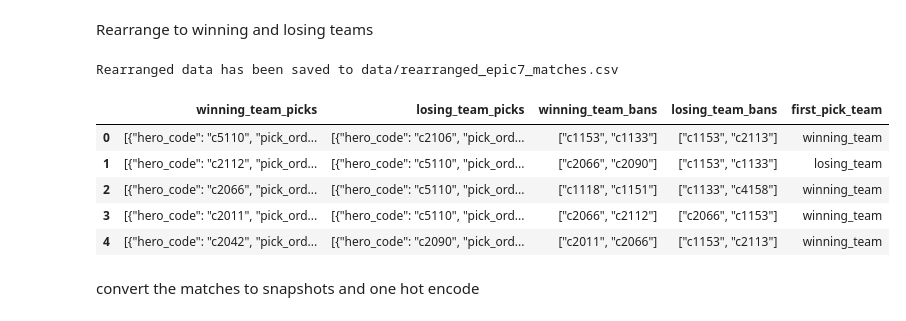
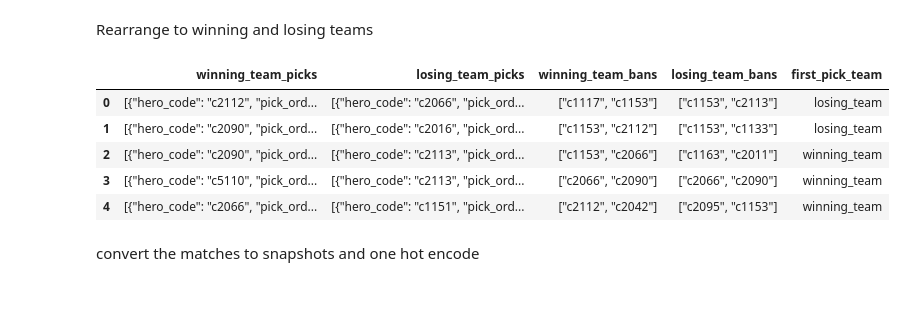
Before and after one commit to DariusSohWX/rta-drafter, a Jupyter notebook: model-0.ipynb, the cells around one changed output. Saved outputs shown, nothing was run; the diff lists cells and outputs as text; code cells hidden in the pictures.

```diff
--- a/model-0.ipynb
+++ b/model-0.ipynb
@@ -30,42 +30,41 @@ for index, row in matches_df.iterrows():
     mapping = {'winning_team':'my', 'losing_team':'enemy'} if winner == 'my_team' else {'winning_team':'enemy', 'losing_team':'my'}
 
     new_row = {
         'winning_team_picks': row[mapping['winning_team'] + '_team_picks'],
         'losing_team_picks': row[mapping['losing_team'] + '_team_picks'],
         'winning_team_bans': row[mapping['winning_team'] + '_bans'],
         'losing_team_bans': row[mapping['losing_team'] + '_bans'],
         'first_pick_team': first_pick_mapping[row['first_pick_team']]
     }
 
     # Append the new row
     lst.append(new_row)
 
 
 # Initialize a new DataFrame to store the rearranged data
 rearranged_matches_df = pd.DataFrame(lst, columns=[
     'winning_team_picks',
     'losing_team_picks',
     'winning_team_bans',
     'losing_team_bans',
     'first_pick_team'
 ])
 
 # Shuffle the matches
 rearranged_matches_df = rearranged_matches_df.sample(frac=1).reset_index(drop=True)
 
-# Save the new DataFrame to a CSV file
-rearranged_matches_df.to_csv('data/rearranged_epic7_matches.csv', index=False)
-print('Rearranged data has been saved to data/rearranged_epic7_matches.csv')
+# # Save the new DataFrame to a CSV file
+# rearranged_matches_df.to_csv('data/rearranged_epic7_matches.csv', index=False)
+# print('Rearranged data has been saved to data/rearranged_epic7_matches.csv')
 
 rearranged_matches_df.head()
 # %% [output]
-Rearranged data has been saved to data/rearranged_epic7_matches.csv
 |  | winning_team_picks | losing_team_picks | winning_team_bans | losing_team_bans | first_pick_team |
-| 0 | [{"hero_code": "c5110", "pick_ord... | [{"hero_code": "c2106", "pick_ord... | ["c1153", "c1133"] | ["c1153", "c2113"] | winning_team |
-| 1 | [{"hero_code": "c2112", "pick_ord... | [{"hero_code": "c5110", "pick_ord... | ["c2066", "c2090"] | ["c1153", "c1133"] | losing_team |
-| 2 | [{"hero_code": "c2066", "pick_ord... | [{"hero_code": "c5110", "pick_ord... | ["c1118", "c1151"] | ["c1133", "c4158"] | winning_team |
-| 3 | [{"hero_code": "c2011", "pick_ord... | [{"hero_code": "c5110", "pick_ord... | ["c2066", "c2112"] | ["c2066", "c1153"] | winning_team |
-| 4 | [{"hero_code": "c2042", "pick_ord... | [{"hero_code": "c2090", "pick_ord... | ["c2011", "c2066"] | ["c1153", "c2113"] | winning_team |
+| 0 | [{"hero_code": "c2112", "pick_ord... | [{"hero_code": "c2066", "pick_ord... | ["c1117", "c1153"] | ["c1153", "c2113"] | losing_team |
+| 1 | [{"hero_code": "c2090", "pick_ord... | [{"hero_code": "c2016", "pick_ord... | ["c1153", "c2112"] | ["c1153", "c1133"] | losing_team |
+| 2 | [{"hero_code": "c2090", "pick_ord... | [{"hero_code": "c2113", "pick_ord... | ["c1153", "c2066"] | ["c1163", "c2011"] | winning_team |
+| 3 | [{"hero_code": "c5110", "pick_ord... | [{"hero_code": "c2113", "pick_ord... | ["c2066", "c2090"] | ["c2066", "c2090"] | winning_team |
+| 4 | [{"hero_code": "c2066", "pick_ord... | [{"hero_code": "c1151", "pick_ord... | ["c2112", "c2042"] | ["c2095", "c1153"] | winning_team |
 # %% [markdown]
 convert the matches to snapshots and one hot encode
 # %%
```
Also changed, not shown: parts of 6 cells of this notebook, 1 other file.
